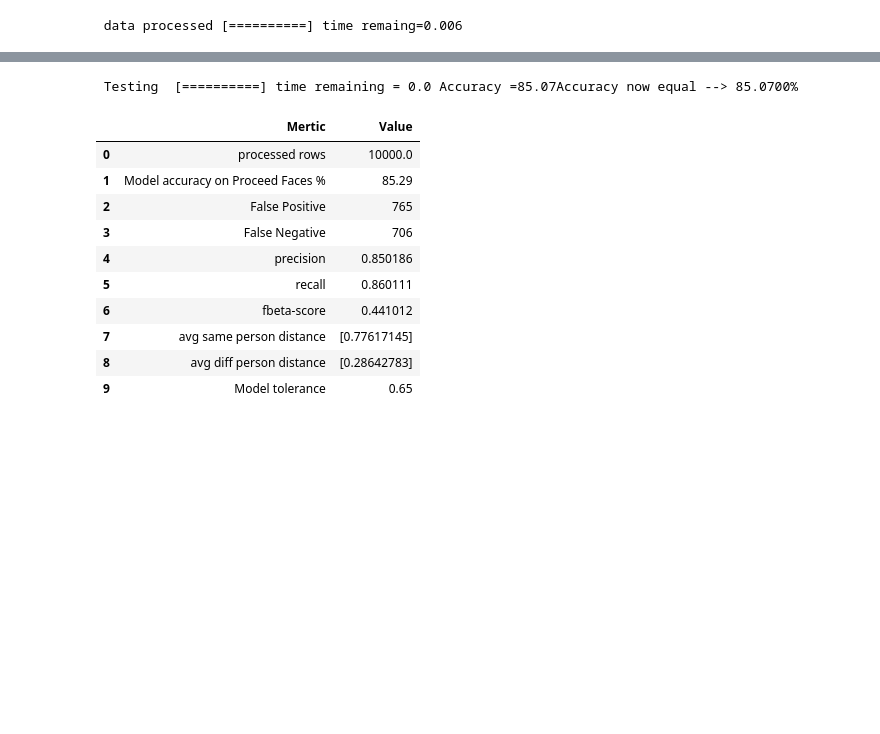
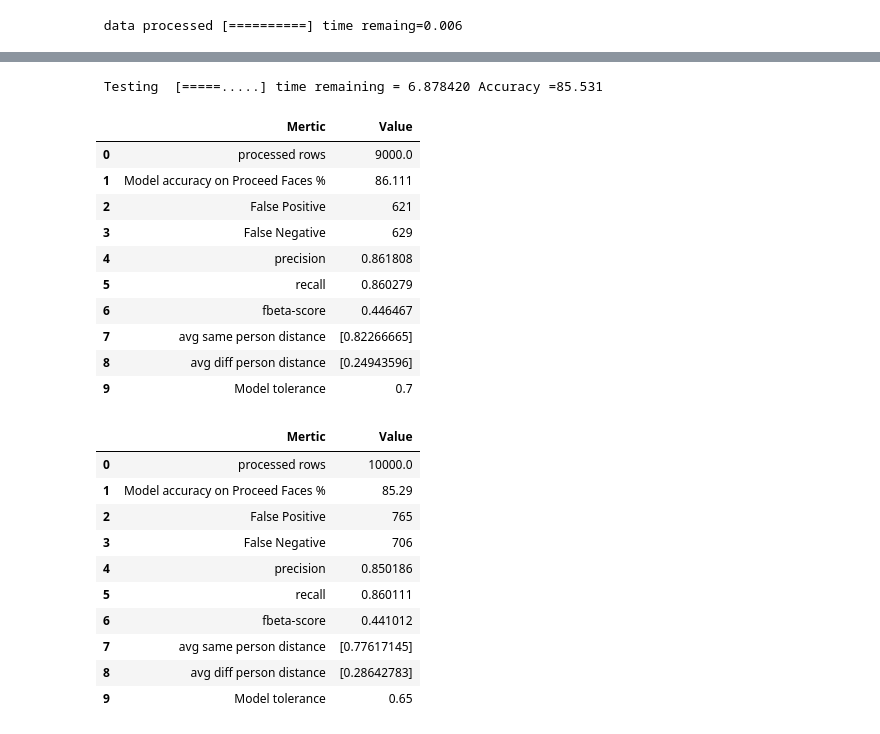
Before and after one commit to ahmedbadr97/conv-facenet, a Jupyter notebook: notebooks/efficent-facenet-train.ipynb, the cells around one changed output, grey strips where cells are left out. Drawn from its saved outputs; the diff is of its cells as text; code cells hidden in the pictures; blank space fills up the shorter version.

```diff
--- a/notebooks/efficent-facenet-train.ipynb
+++ b/notebooks/efficent-facenet-train.ipynb
@@ -271,6 +289,6 @@ new minimum test loss 0.002845  achieved, model weights saved
 KeyboardInterrupt:
-# %%
-efficient_facenet.load_local_weights("../model_weights/efficient_facenet/05_28 15_57 Train_(0.003491) Test_(0.002566).pt",True)
+# %%
+efficient_facenet.load_local_weights(get_last_weights_path(effnet_weights_path),True)
 # %%
 celeb_subset_data_path="../dataset/preprocessed/img_celeb_test"
 imgs_features_dict=data_load.get_pic_features_dict(celeb_subset_data_path,model=efficient_facenet.descriptor,transform=test_transform,cuda=True)
@@ -290,10 +328,24 @@ efficient_facenet.cuda()
 # %%
 full_test_data_pd=full_test_data_pd.sample(frac=1)
-test_data_pd=full_test_data_pd.iloc[:10000,:]
+test_data_pd=full_test_data_pd
 # %%
-error_table, confusion_table=evaluation.model_test(imgs_features_dict,test_data_pd,results_path="",threshold=0.655,classifier=efficient_facenet.classify_face_features,cuda=True)
+error_table, confusion_table=evaluation.model_test(imgs_features_dict,test_data_pd,results_path="",threshold=0.7,classifier=efficient_facenet.classify_face_features,cuda=True)
 # %% [output]
- Testing  [==========] time remaining = 0.0 Accuracy =85.07Accuracy now equal --> 85.0700%
+ Testing  [=====.....] time remaining = 6.878420 Accuracy =85.531
+# %%
+error_table
+# %% [output]
+|  | Mertic | Value |
+| 0 | processed rows | 9000.0 |
+| 1 | Model accuracy on Proceed Faces % | 86.111 |
+| 2 | False Positive | 621 |
+| 3 | False Negative | 629 |
+| 4 | precision | 0.861808 |
+| 5 | recall | 0.860279 |
+| 6 | fbeta-score | 0.446467 |
+| 7 | avg same person distance | [0.82266665] |
+| 8 | avg diff person distance | [0.24943596] |
+| 9 | Model tolerance | 0.7 |
 # %%
 error_table
 # %% [output]
```
Also changed, not shown: parts of 27 cells of this notebook, 4 other files.
